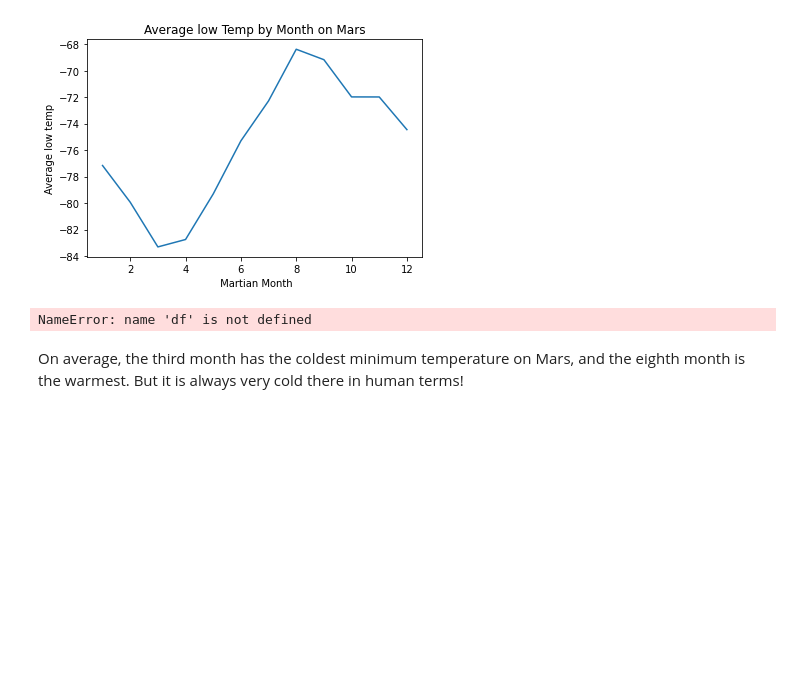
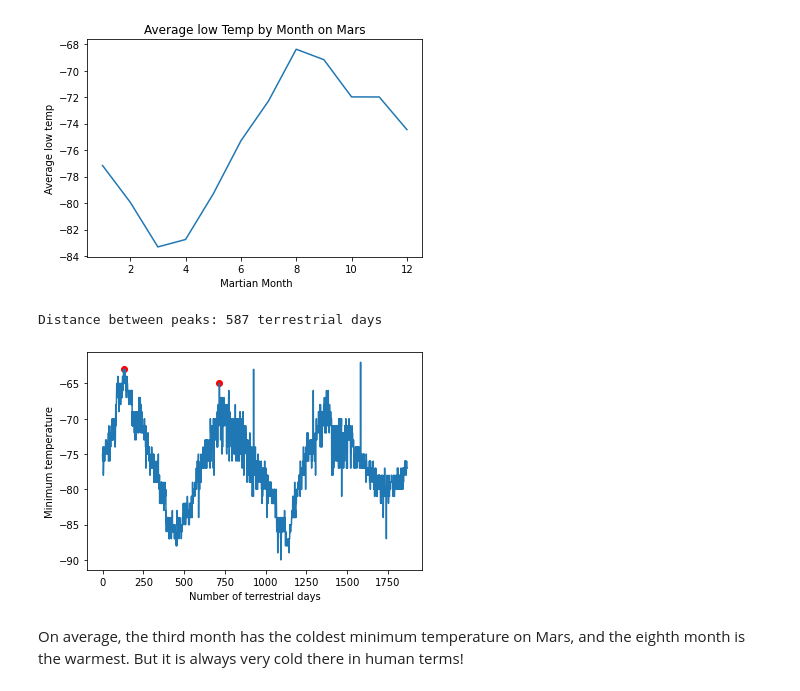
Before and after one commit to baileykayla953/Data-Collection-, a Jupyter notebook: Starter_Code/part_2_mars_weather.ipynb, the cells around one changed output. Saved outputs shown, nothing was run; the diff lists cells and outputs as text; code cells hidden in the pictures; blank space fills up the shorter version.

```diff
--- a/Starter_Code/part_2_mars_weather.ipynb
+++ b/Starter_Code/part_2_mars_weather.ipynb
@@ -320,40 +324,42 @@ plt.show
 <function matplotlib.pyplot.show(*args, **kw)>
 [figure]
 # %%
-# 5. How many terrestrial (earth) days are there in a Martian year?
-# Assuming you have a DataFrame `df` with a column `min_temp`
+
+
+
 
 # Create a new DataFrame with index as a separate column 'terrestrial_days'
-df_new = df.reset_index().rename(columns={'index': 'terrestrial_days'})
+df_new = mars_df.reset_index().rename(columns={'index': 'terrestrial_days'})
 
 # Filter the data for each range
 df_range1 = df_new[(df_new['terrestrial_days'] >= 0) & (df_new['terrestrial_days'] <= 400)]
 df_range2 = df_new[(df_new['terrestrial_days'] >= 401) & (df_new['terrestrial_days'] <= 800)]
 
 # Find the peaks in each range
 peaks_range1, _ = find_peaks(df_range1['min_temp'])
 peaks_range2, _ = find_peaks(df_range2['min_temp'])
 
 # Find the highest peak in each range
 highest_peak_range1 = df_range1.iloc[peaks_range1]['min_temp'].idxmax()
 highest_peak_range2 = df_range2.iloc[peaks_range2]['min_temp'].idxmax()
 
 # Calculate the distance between the highest peaks
 distance_between_peaks = highest_peak_range2 - highest_peak_range1
 
 # Print the distance
 print(f"Distance between peaks: {distance_between_peaks} terrestrial days")
 
 # Plot the data
 plt.plot(df_new['terrestrial_days'], df_new['min_temp'])
 plt.xlabel('Number of terrestrial days')
 plt.ylabel('Minimum temperature')
 
 # Highlight the highest peaks on the plot
 plt.scatter([highest_peak_range1, highest_peak_range2], [df_new['min_temp'][highest_peak_range1], df_new['min_temp'][highest_peak_range2]], c='red', marker='o')
 plt.show()
 # %% [output]
-NameError: name 'df' is not defined
+Distance between peaks: 587 terrestrial days
+[figure, added]
 # %% [markdown]
 On average, the third month has the coldest minimum temperature on Mars, and the eighth month is the warmest. But it is always very cold there in human terms!
 # %% [markdown]
```
Also changed, not shown: parts of 2 cells of this notebook.
